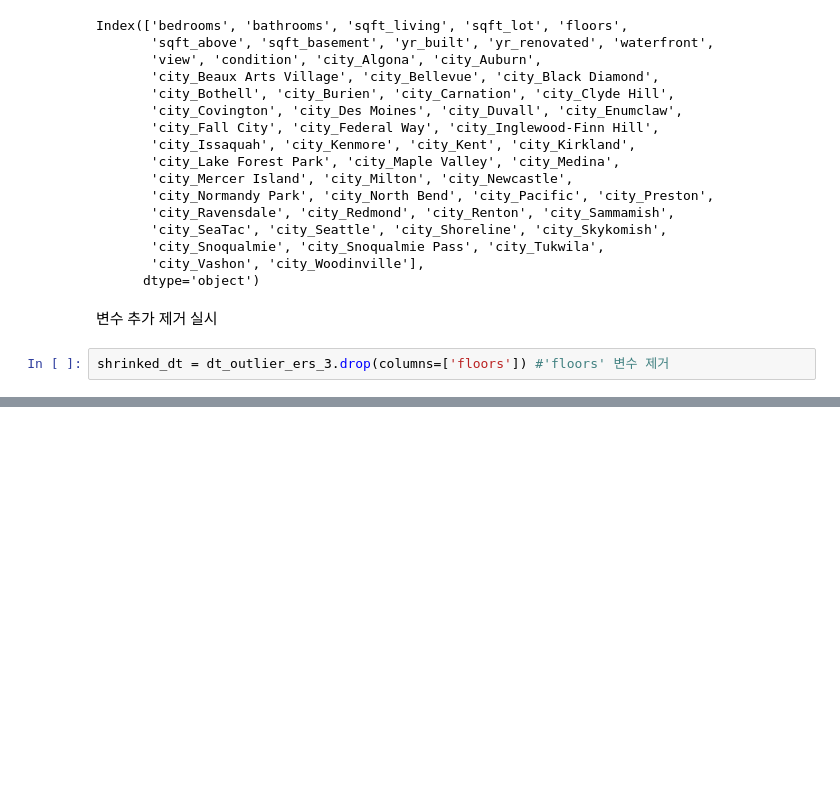
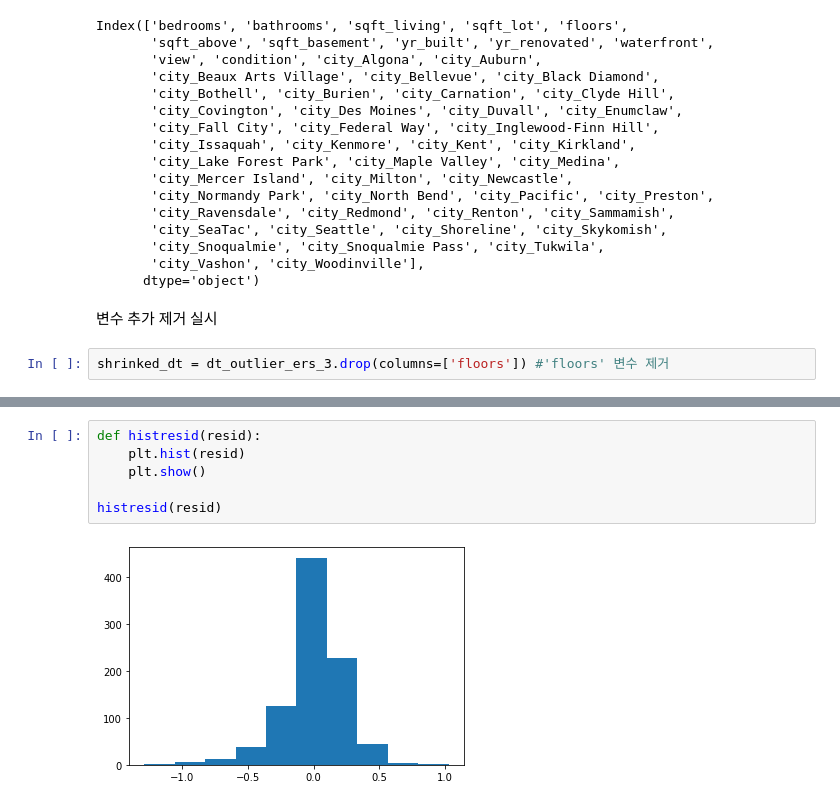
Before and after one commit to umkiyoung/MultivariateAnalysis, a Jupyter notebook: Assignments/Assignment_1/MLR.ipynb, the cells around one changed output, grey strips where cells are left out. Cells and saved outputs as stored; diff of their text form; blank space fills up the shorter version.

```diff
--- a/Assignments/Assignment_1/MLR.ipynb
+++ b/Assignments/Assignment_1/MLR.ipynb
@@ -773,0 +787,8 @@ Index(['bedrooms', 'bathrooms', 'sqft_living', 'sqft_lot', 'floors',
+# %%
+def histresid(resid):
+    plt.hist(resid)
+    plt.show()
+
+histresid(resid)
+# %% [output]
+[figure, added]
```
Also changed, not shown: parts of 37 cells of this notebook.
